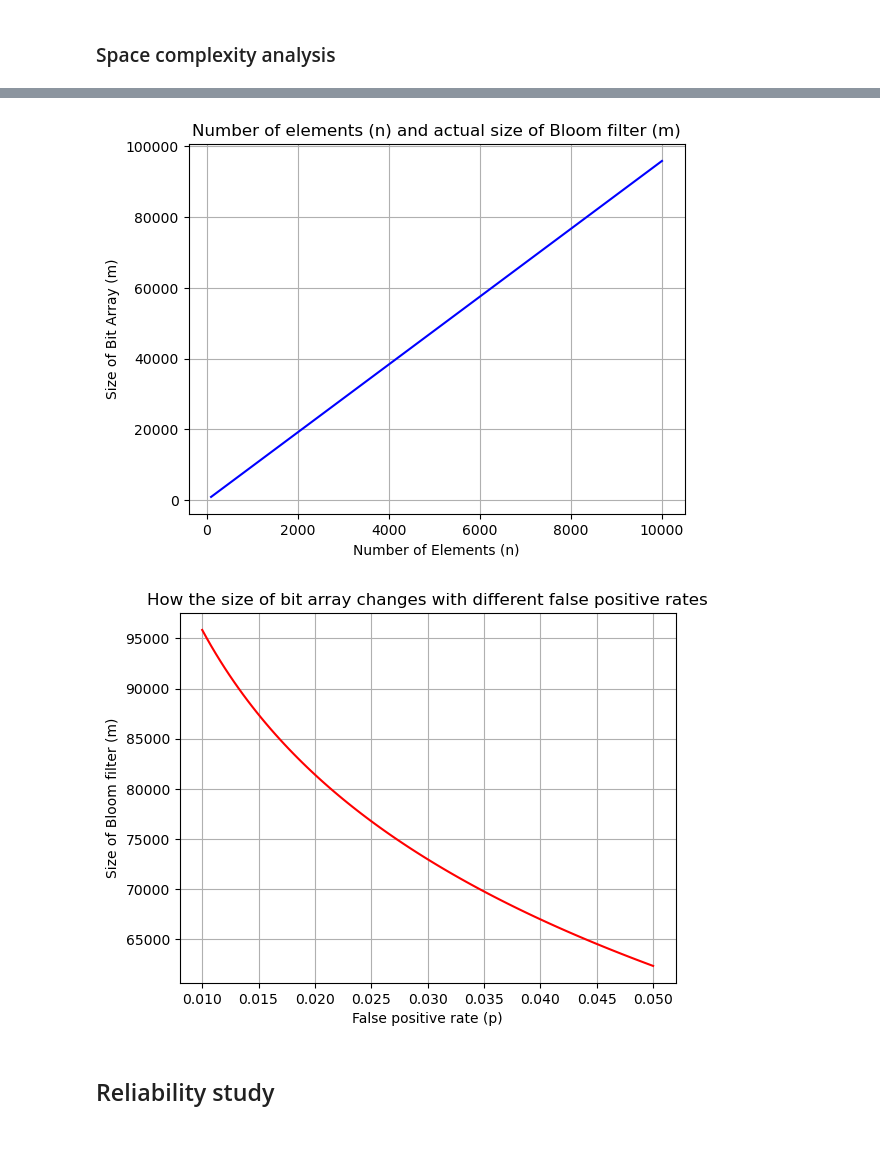
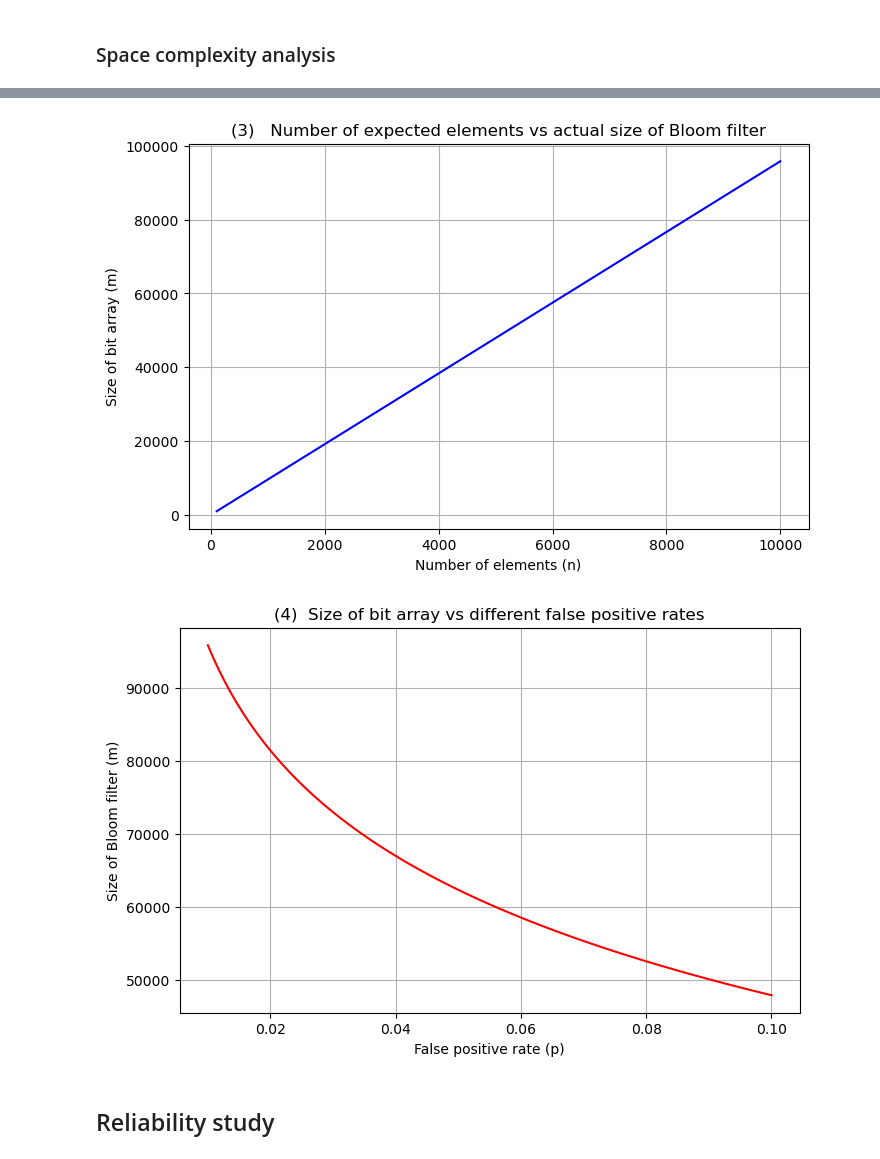
Before and after one commit to vessln/Math_concepts_for_developers, a Jupyter notebook: Personal project/bloom_filter.ipynb, the cells around one changed output, grey strips where cells are left out. Saved outputs shown, nothing was run; the diff lists cells and outputs as text; code cells hidden in the pictures.

```diff
--- a/Personal project/bloom_filter.ipynb
+++ b/Personal project/bloom_filter.ipynb
@@ -476,6 +464,6 @@ class TestBF:
             hash_value = mmh3.hash(element) % self.n
 
             if self.bit_array[hash_value] == 0:
-                return "Not in array"
+                return False
 
-        return "Maybe in array"
+        return True
@@ -521,30 +523,0 @@ Inserted 100000 elements in 0.333 seconds
-# %%
-def measure_insertion_time_hash_count(array_size, num_elements):
-    hash_counts = [1, 5, 7, 13, 21]
-    times = []
-
-    for count in hash_counts:
-        bf = TestBF(array_size, count)
-        start_time = time.time()
-        for i in range(num_elements):
-            item = str(i)
-            bf.insert(item)
-        end_time = time.time()
-        elapsed_time = end_time - start_time
-        times.append(elapsed_time)
-        print(f"Lookup for {count} hash functions in {elapsed_time:.3f} seconds")
-
-    return hash_counts, times
-
-
-array_size = 1000
-num_elements = 1000
-
-hash_counts, times = measure_insertion_time_hash_count(array_size, num_elements)
-
-plt.plot(hash_counts, times, marker='o')
-plt.xlabel("Number of hash functions (k)")
-plt.ylabel("Insertion time, sec")
-plt.title("Insertion time for increasing hash functions")
-plt.grid(True)
-plt.show()
@@ -607,37 +574,35 @@ The actual size *m* of the bit array directly impacts the memory usage of the Bl
 # %%
 def compare_m_and_n(p):
     n_values = np.linspace(100, 10000, num=10)
     m_values = - (n_values * np.log(p)) / (np.log(2) ** 2)
 
+    plt.figure(figsize=(8, 5))
     plt.plot(n_values, m_values, color="blue")
-    plt.title("Number of elements (n) and actual size of Bloom filter (m)")
-    plt.xlabel("Number of Elements (n)")
-    plt.ylabel("Size of Bit Array (m)")
+    plt.title("(3)   Number of expected elements vs actual size of Bloom filter")
+    plt.xlabel("Number of elements (n)")
+    plt.ylabel("Size of bit array (m)")
     plt.grid(True)
     plt.show()
 
-
-p = 0.01
-compare_m_and_n(p)
+compare_m_and_n(p = 0.01)
 # %% [output]
-[figure, old version]
+[figure, new version]
 # %%
 def compare_m_and_p(n):
-    p_values = np.linspace(0.05, 0.01, 100)
-    m_values = -n * np.log(p_values) / (np.log(2) ** 2)
+    p_values = np.linspace(0.01, 0.1, 100)
+    m_values = - n * np.log(p_values) / (np.log(2) ** 2)
 
+    plt.figure(figsize=(8, 5))
     plt.plot(p_values, m_values, color="red")
     plt.xlabel("False positive rate (p)")
     plt.ylabel("Size of Bloom filter (m)")
-    plt.title("How the size of bit array changes with different false positive rates")
+    plt.title("(4)  Size of bit array vs different false positive rates")
     plt.grid(True)
     plt.show()
 
-
-n = 10000
-compare_m_and_p(n)
+compare_m_and_p(n = 10000)
 # %% [output]
-[figure, old version]
+[figure, new version]
 # %% [markdown]
 ## Reliability study
 # %% [markdown]
```
Also changed, not shown: parts of 34 cells of this notebook, 2 other files.
